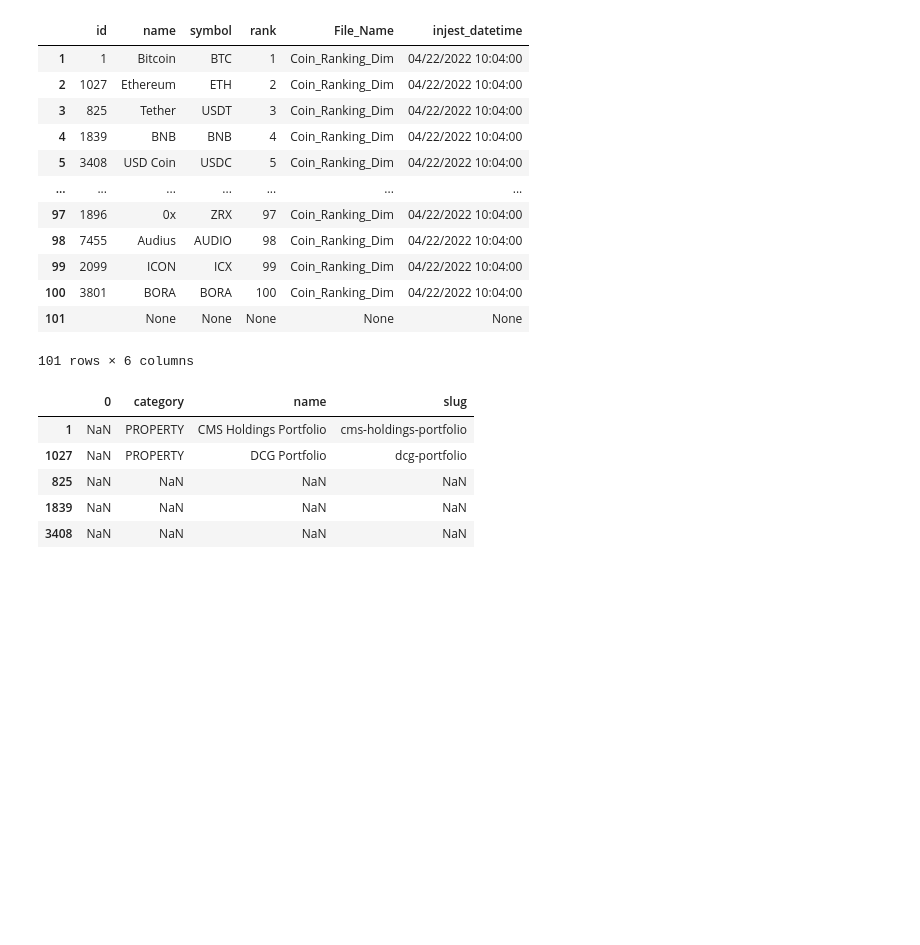
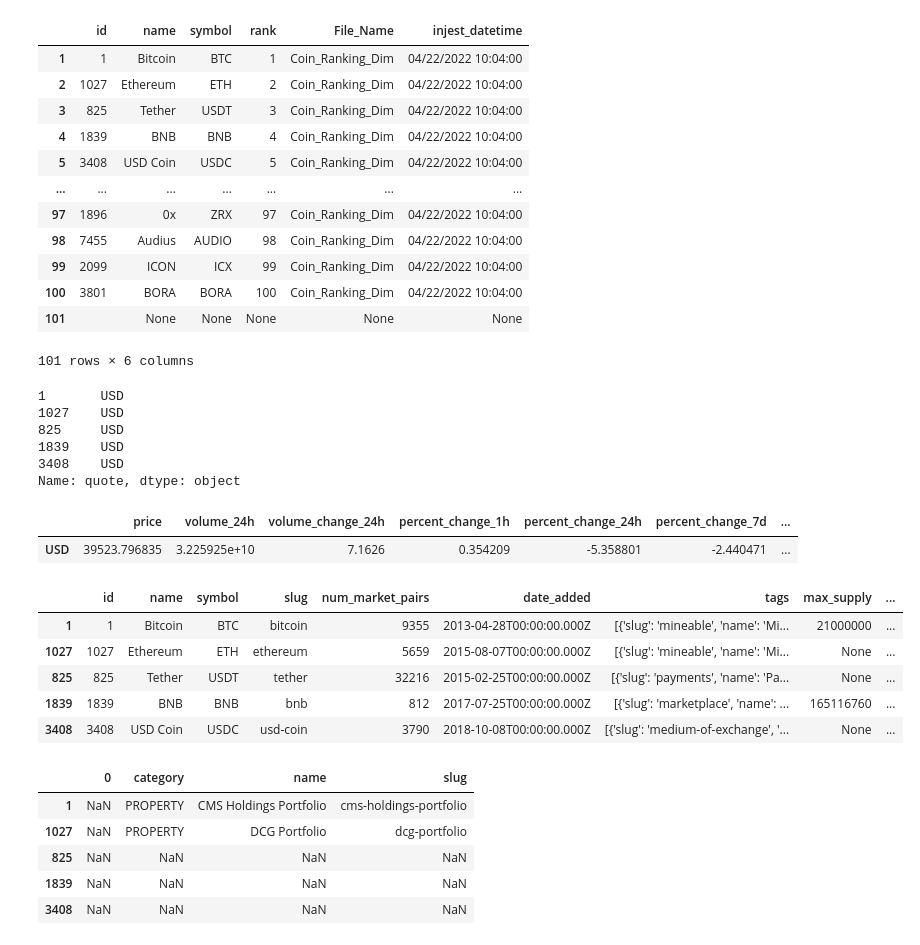
Before and after one commit to nradich/Coin_Experiment, a Jupyter notebook: coinquery.ipynb, the cells around one changed output. Drawn from its saved outputs; the diff is of its cells as text; code cells hidden in the pictures; blank space fills up the shorter version.

```diff
--- a/coinquery.ipynb
+++ b/coinquery.ipynb
@@ -87,3 +86,26 @@ df = get_coin_info_reorder(five_ids_to_try, config.coin_api_key)
+# %%
+expanded_df['quote'].explode()
+# %% [output]
+1       USD
+1027    USD
+825     USD
+1839    USD
+3408    USD
+Name: quote, dtype: object
+# %%
+quote_df
+# %% [output]
+|  | price | volume_24h | volume_change_24h | percent_change_1h | percent_change_24h | percent_change_7d | ... |
+| USD | 39523.796835 | 3.225925e+10 | 7.1626 | 0.354209 | -5.358801 | -2.440471 | ... |
+# %%
+df.drop(['quote', 'tags','platform'], axis= 1)
+# %% [output]
+|  | id | name | symbol | slug | num_market_pairs | date_added | tags | max_supply | ... |
+| 1 | 1 | Bitcoin | BTC | bitcoin | 9355 | 2013-04-28T00:00:00.000Z | [{'slug': 'mineable', 'name': 'Mi... | 21000000 | ... |
+| 1027 | 1027 | Ethereum | ETH | ethereum | 5659 | 2015-08-07T00:00:00.000Z | [{'slug': 'mineable', 'name': 'Mi... | None | ... |
+| 825 | 825 | Tether | USDT | tether | 32216 | 2015-02-25T00:00:00.000Z | [{'slug': 'payments', 'name': 'Pa... | None | ... |
+| 1839 | 1839 | BNB | BNB | bnb | 812 | 2017-07-25T00:00:00.000Z | [{'slug': 'marketplace', 'name': ... | 165116760 | ... |
+| 3408 | 3408 | USD Coin | USDC | usd-coin | 3790 | 2018-10-08T00:00:00.000Z | [{'slug': 'medium-of-exchange', '... | None | ... |
 # %%
 #while loop to expand out all of the columns
 i = 0
```
Also changed, not shown: parts of 8 cells of this notebook.
